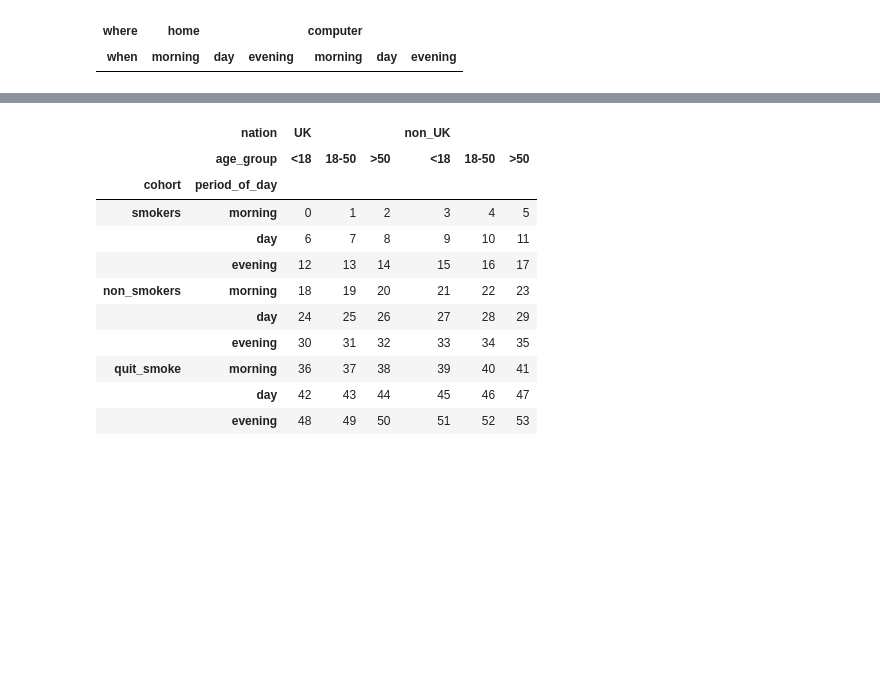
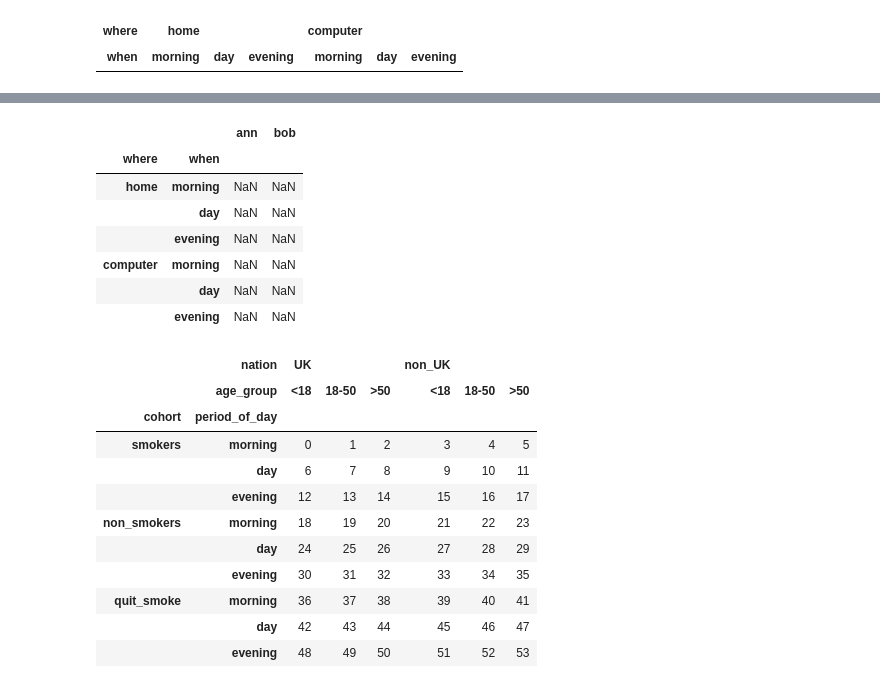
Before and after one commit to ValeriaCasado/classfiles, a Jupyter notebook: FODS/Class5_multiindex.ipynb, the cells around one changed output, grey strips where cells are left out. Cells and saved outputs as stored; diff of their text form; code cells hidden in the pictures; blank space fills up the shorter version.

```diff
--- a/FODS/Class5_multiindex.ipynb
+++ b/FODS/Class5_multiindex.ipynb
@@ -114,3 +123,14 @@ df
+# %%
+pd.DataFrame(index=multi_idx, columns=['ann','bob'])
+# %% [output]
+|  |  | ann | bob |
+| where | when |  |  |
+| home | morning | NaN | NaN |
+|  | day | NaN | NaN |
+|  | evening | NaN | NaN |
+| computer | morning | NaN | NaN |
+|  | day | NaN | NaN |
+|  | evening | NaN | NaN |
 # %%
 iterables = [['smokers','non_smokers', 'quit_smoke'],['morning','day','evening']]
 ridx = pd.MultiIndex.from_product(iterables, names=['cohort', 'period_of_day'])
```
Also changed, not shown: parts of 32 cells of this notebook, 2 other files.
